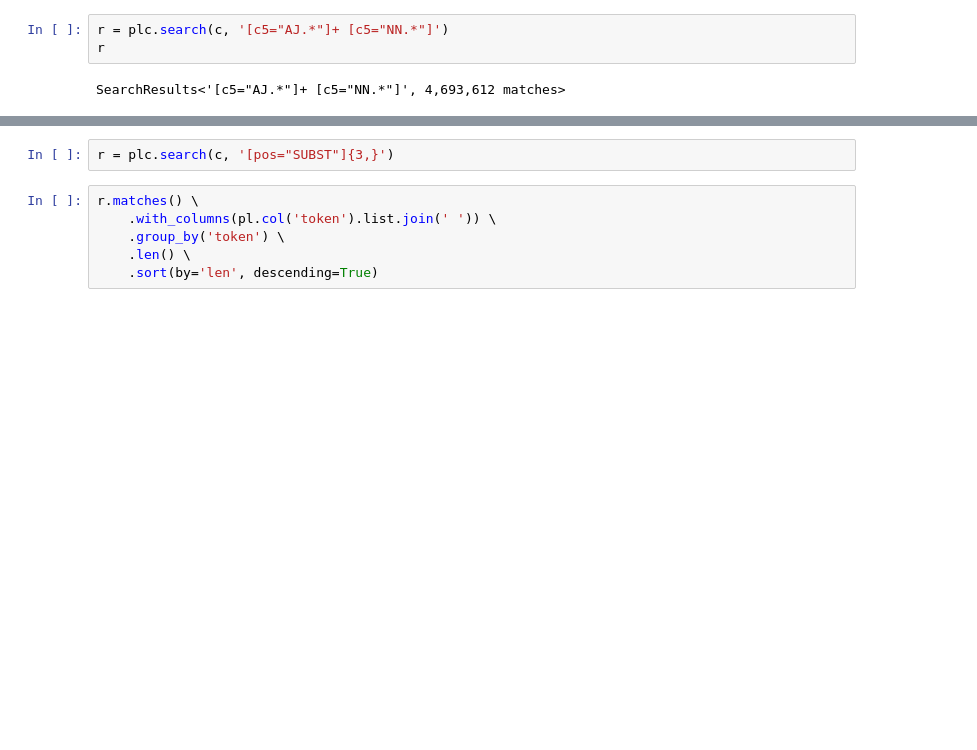
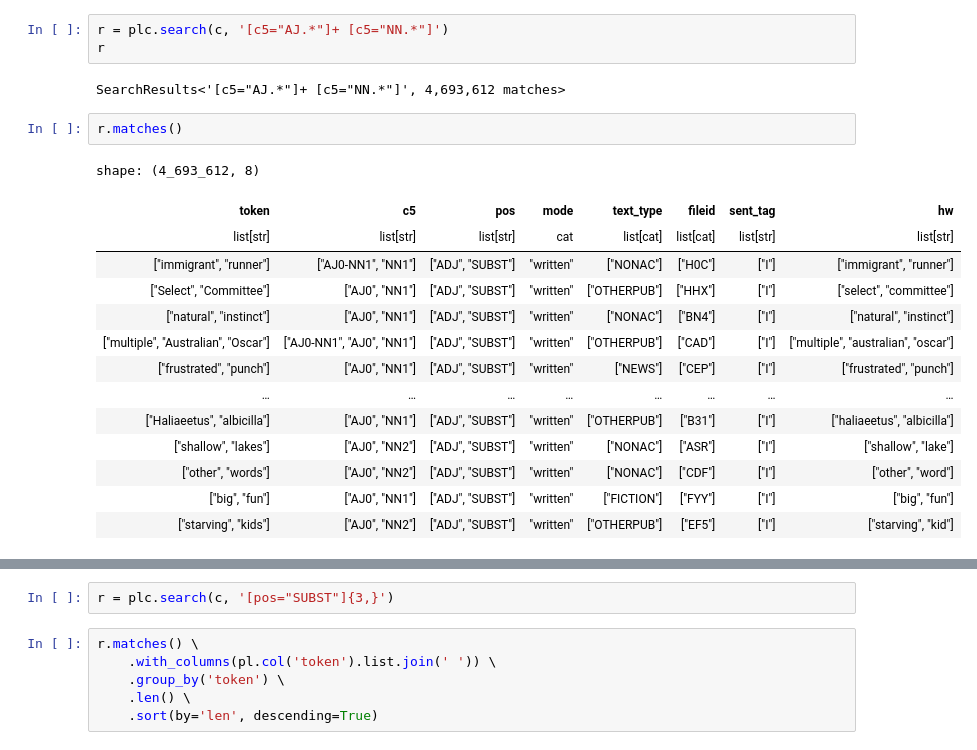
Before and after one commit to rmalouf/polars_corpus, a Jupyter notebook: examples/search.ipynb, the cells around one changed output, grey strips where cells are left out. Drawn from its saved outputs; the diff is of its cells as text; blank space fills up the shorter version.

```diff
--- a/examples/search.ipynb
+++ b/examples/search.ipynb
@@ -8,3 +9,20 @@ r = plc.search(c, '[c5="AJ.*"]+ [c5="NN.*"]')
 r
 # %% [output]
 SearchResults<'[c5="AJ.*"]+ [c5="NN.*"]', 4,693,612 matches>
+# %%
+r.matches()
+# %% [output]
+shape: (4_693_612, 8)
+| token | c5 | pos | mode | text_type | fileid | sent_tag | hw |
+| list[str] | list[str] | list[str] | cat | list[cat] | list[cat] | list[str] | list[str] |
+| ["immigrant", "runner"] | ["AJ0-NN1", "NN1"] | ["ADJ", "SUBST"] | "written" | ["NONAC"] | ["H0C"] | ["I"] | ["immigrant", "runner"] |
+| ["Select", "Committee"] | ["AJ0", "NN1"] | ["ADJ", "SUBST"] | "written" | ["OTHERPUB"] | ["HHX"] | ["I"] | ["select", "committee"] |
+| ["natural", "instinct"] | ["AJ0", "NN1"] | ["ADJ", "SUBST"] | "written" | ["NONAC"] | ["BN4"] | ["I"] | ["natural", "instinct"] |
+| ["multiple", "Australian", "Oscar"] | ["AJ0-NN1", "AJ0", "NN1"] | ["ADJ", "SUBST"] | "written" | ["OTHERPUB"] | ["CAD"] | ["I"] | ["multiple", "australian", "oscar"] |
+| ["frustrated", "punch"] | ["AJ0", "NN1"] | ["ADJ", "SUBST"] | "written" | ["NEWS"] | ["CEP"] | ["I"] | ["frustrated", "punch"] |
+| … | … | … | … | … | … | … | … |
+| ["Haliaeetus", "albicilla"] | ["AJ0", "NN1"] | ["ADJ", "SUBST"] | "written" | ["OTHERPUB"] | ["B31"] | ["I"] | ["haliaeetus", "albicilla"] |
+| ["shallow", "lakes"] | ["AJ0", "NN2"] | ["ADJ", "SUBST"] | "written" | ["NONAC"] | ["ASR"] | ["I"] | ["shallow", "lake"] |
+| ["other", "words"] | ["AJ0", "NN2"] | ["ADJ", "SUBST"] | "written" | ["NONAC"] | ["CDF"] | ["I"] | ["other", "word"] |
+| ["big", "fun"] | ["AJ0", "NN1"] | ["ADJ", "SUBST"] | "written" | ["FICTION"] | ["FYY"] | ["I"] | ["big", "fun"] |
+| ["starving", "kids"] | ["AJ0", "NN2"] | ["ADJ", "SUBST"] | "written" | ["OTHERPUB"] | ["EF5"] | ["I"] | ["starving", "kid"] |
```
Also changed, not shown: parts of 9 cells of this notebook, 7 other files.
